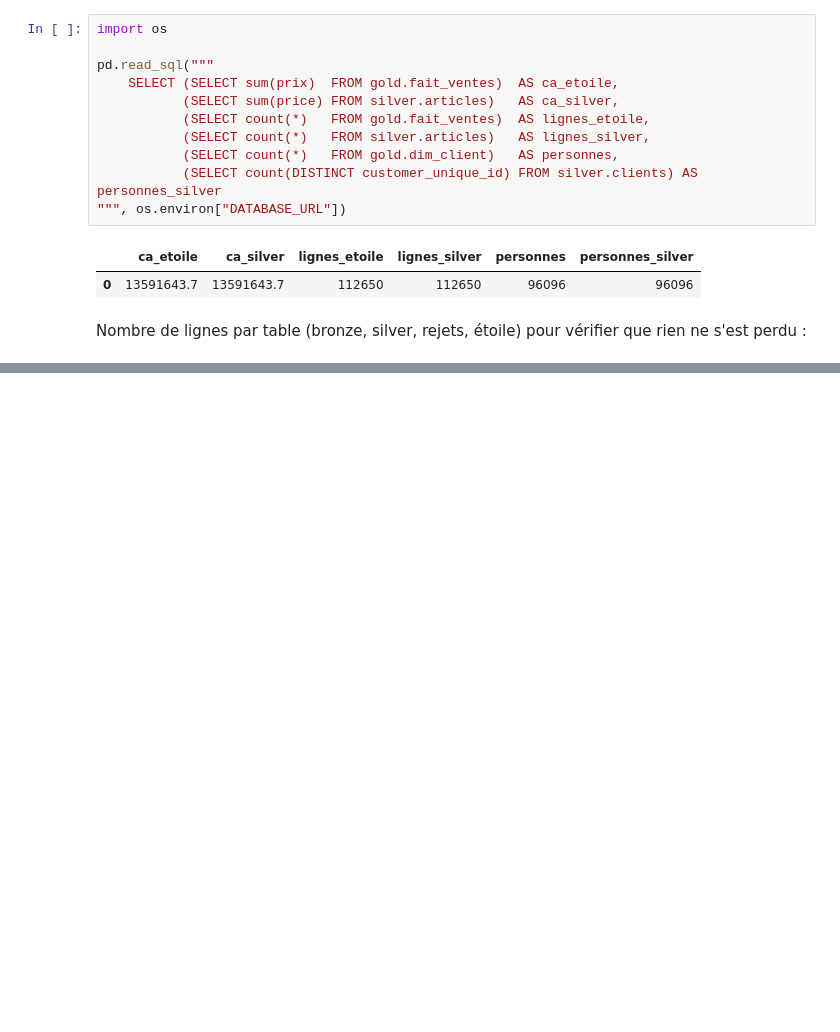
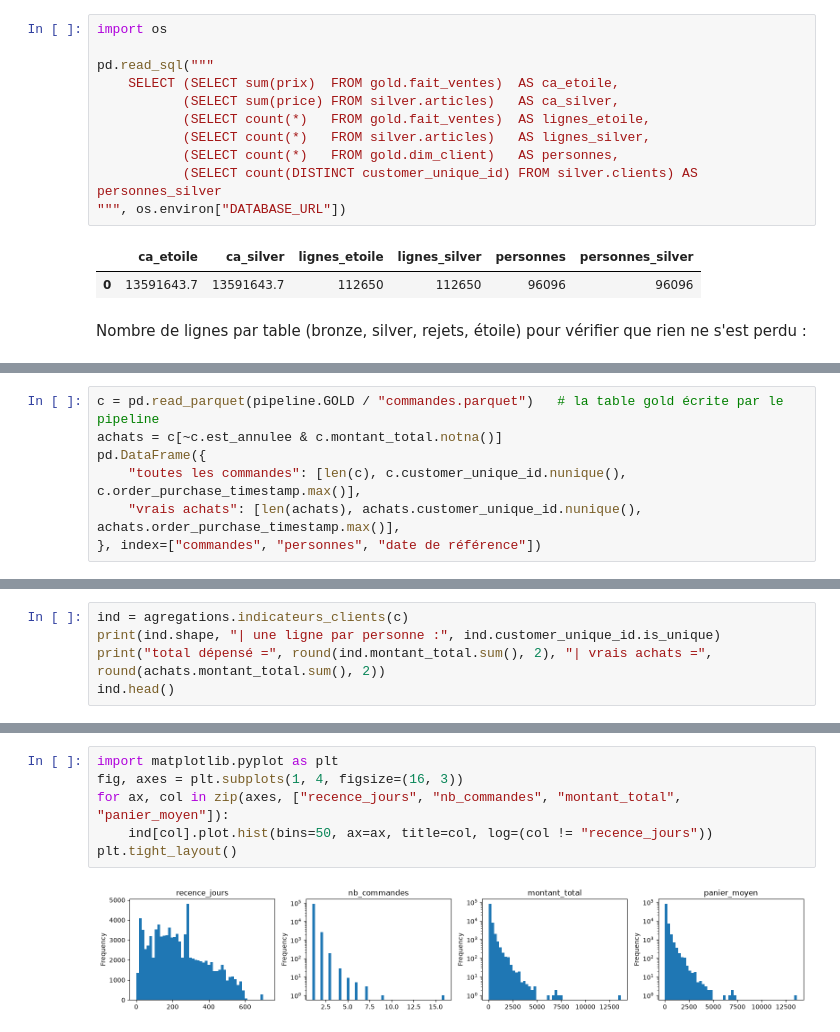
Before and after one commit to RaphaelDM/DataCoreStreaming, a Jupyter notebook: notebooks/01_exploration.ipynb, the cells around one changed output, grey strips where cells are left out. Saved outputs shown, nothing was run; the diff lists cells and outputs as text; blank space fills up the shorter version.

```diff
--- a/notebooks/01_exploration.ipynb
+++ b/notebooks/01_exploration.ipynb
@@ -944,0 +955,7 @@ pd.read_sql(requete, os.environ["DATABASE_URL"])
+# %%
+c = pd.read_parquet(pipeline.GOLD / "commandes.parquet")   # la table gold écrite par le pipeline
+achats = c[~c.est_annulee & c.montant_total.notna()]
+pd.DataFrame({
+    "toutes les commandes": [len(c), c.customer_unique_id.nunique(), c.order_purchase_timestamp.max()],
+    "vrais achats": [len(achats), achats.customer_unique_id.nunique(), achats.order_purchase_timestamp.max()],
+}, index=["commandes", "personnes", "date de référence"])
@@ -944,0 +971,5 @@ pd.read_sql(requete, os.environ["DATABASE_URL"])
+# %%
+ind = agregations.indicateurs_clients(c)
+print(ind.shape, "| une ligne par personne :", ind.customer_unique_id.is_unique)
+print("total dépensé =", round(ind.montant_total.sum(), 2), "| vrais achats =", round(achats.montant_total.sum(), 2))
+ind.head()
@@ -944,0 +1020,8 @@ pd.read_sql(requete, os.environ["DATABASE_URL"])
+# %%
+import matplotlib.pyplot as plt
+fig, axes = plt.subplots(1, 4, figsize=(16, 3))
+for ax, col in zip(axes, ["recence_jours", "nb_commandes", "montant_total", "panier_moyen"]):
+    ind[col].plot.hist(bins=50, ax=ax, title=col, log=(col != "recence_jours"))
+plt.tight_layout()
+# %% [output]
+[figure, added]
```
Also changed, not shown: parts of 13 cells of this notebook, 5 other files.
